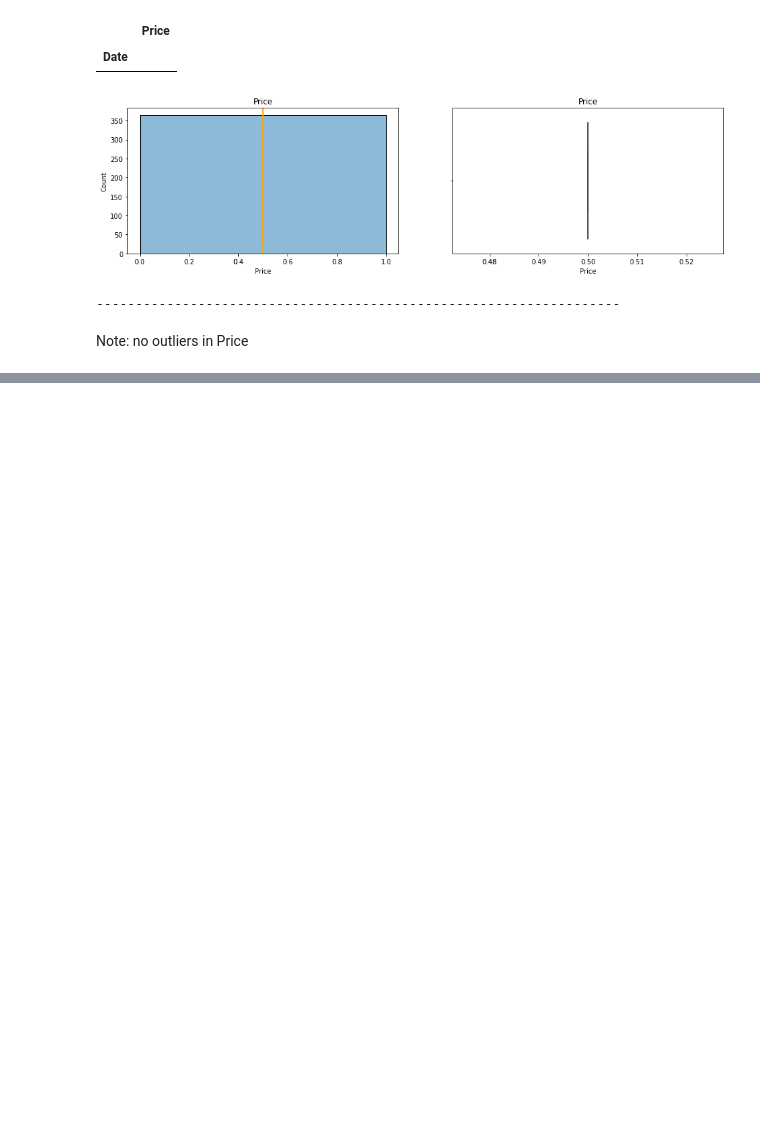
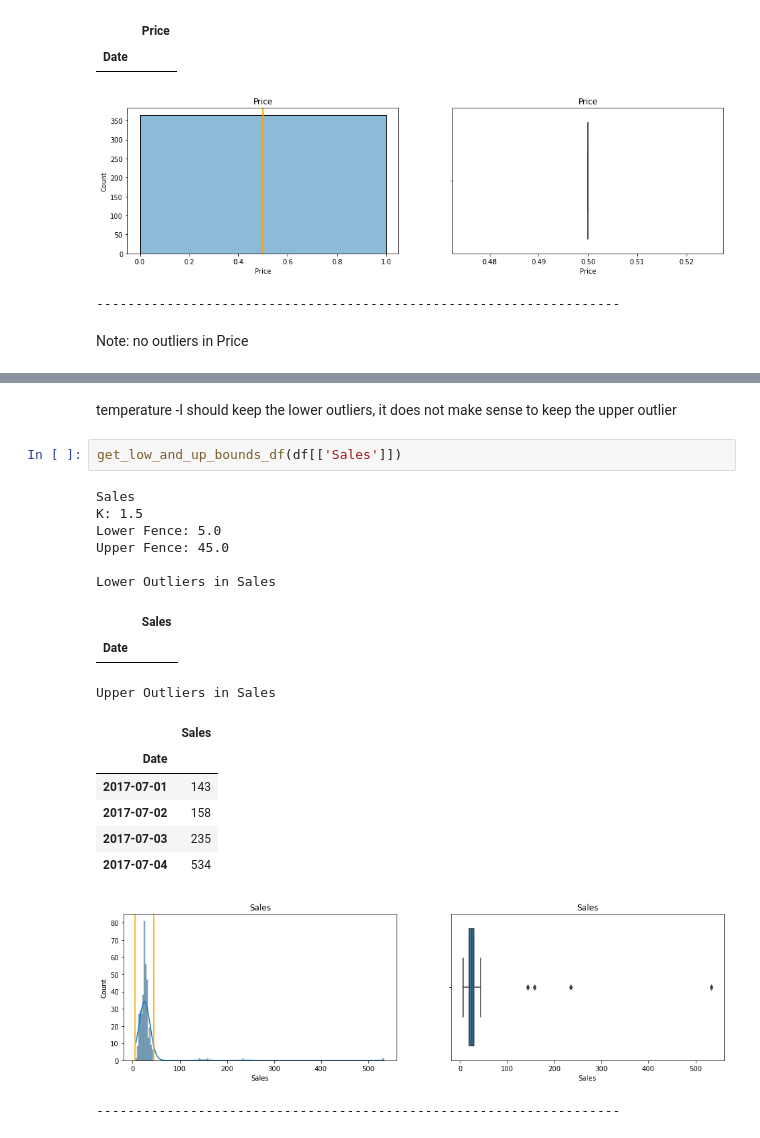
Before and after one commit to Olivert75/anomaly-detection-exercises, a Jupyter notebook: continuous_probabilistic_methods.ipynb, the cells around one changed output, grey strips where cells are left out. Cells and saved outputs as stored; diff of their text form; blank space fills up the shorter version.

```diff
--- a/continuous_probabilistic_methods.ipynb
+++ b/continuous_probabilistic_methods.ipynb
@@ -257,0 +276,22 @@ Note: no outliers in Price
+# %% [markdown]
+temperature -I should keep the lower outliers, it does not make sense to keep the upper outlier
+# %%
+get_low_and_up_bounds_df(df[['Sales']])
+# %% [output]
+Sales
+K: 1.5
+Lower Fence: 5.0
+Upper Fence: 45.0
+
+Lower Outliers in Sales
+|  | Sales |
+| Date |  |
+Upper Outliers in Sales
+|  | Sales |
+| Date |  |
+| 2017-07-01 | 143 |
+| 2017-07-02 | 158 |
+| 2017-07-03 | 235 |
+| 2017-07-04 | 534 |
+[figure, added]
+-------------------------------------------------------------------
```
Also changed, not shown: parts of 31 cells of this notebook.
